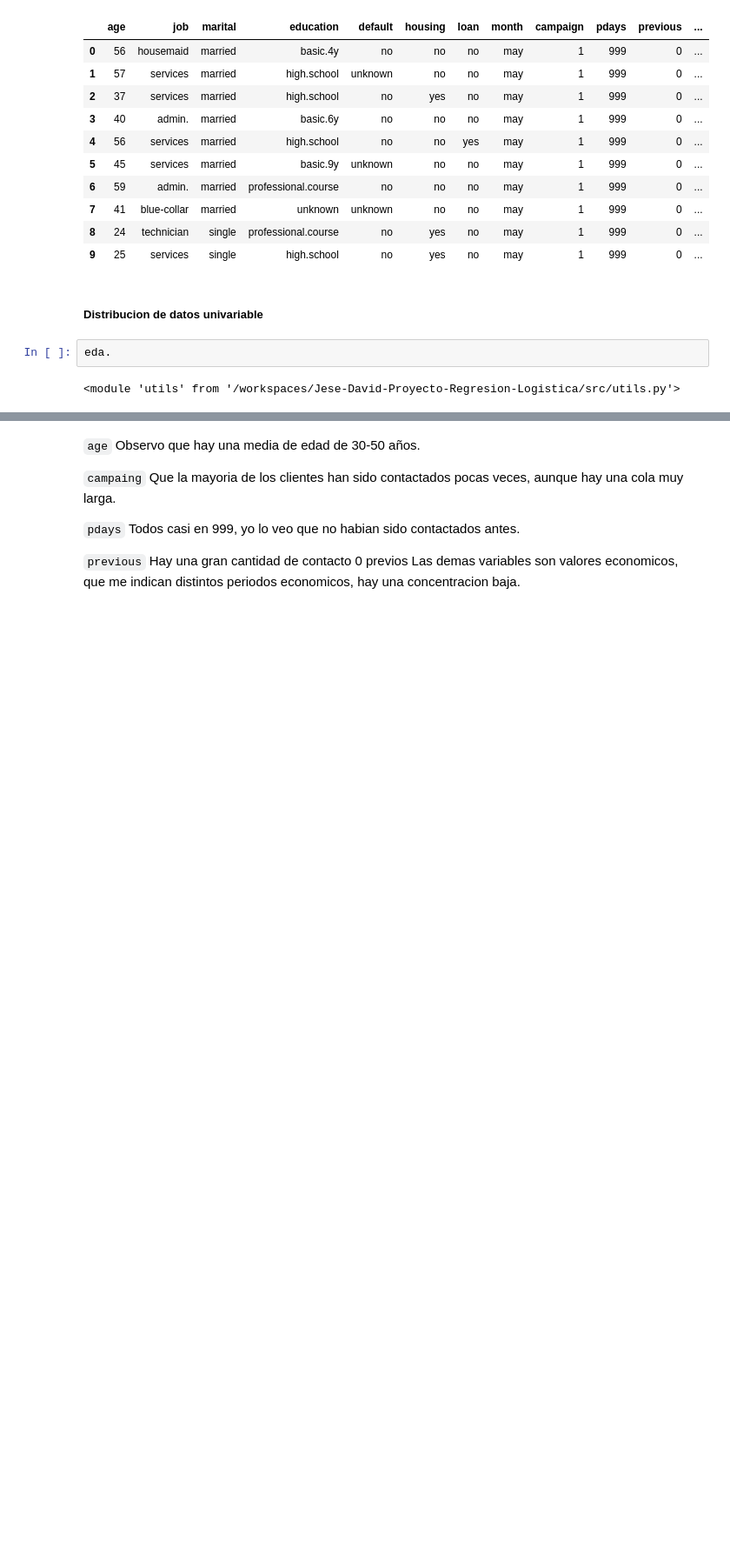
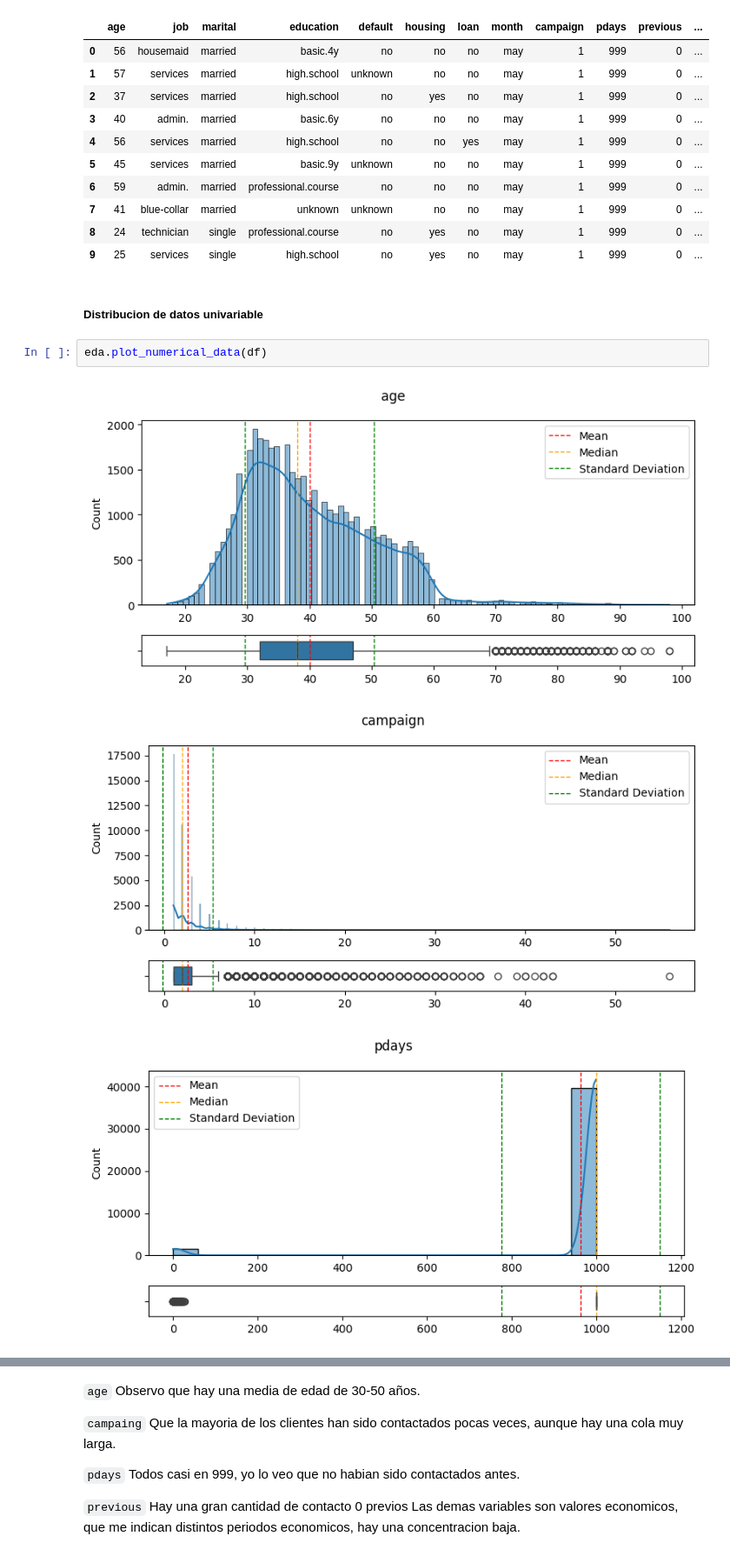
Before and after one commit to 4GeeksAcademy/Jese-David-Proyecto-Regresion-Logistica, a Jupyter notebook: src/explore.ipynb, the cells around one changed output, grey strips where cells are left out. Shown at 87% size. Cells and saved outputs as stored; diff of their text form; blank space fills up the shorter version.

```diff
--- a/src/explore.ipynb
+++ b/src/explore.ipynb
@@ -134,6 +133,8 @@ df.head(10)
 # %% [markdown]
 ##### Distribucion de datos univariable
 # %%
-eda.
+eda.plot_numerical_data(df)
 # %% [output]
-<module 'utils' from '/workspaces/Jese-David-Proyecto-Regresion-Logistica/src/utils.py'>
+[figure, added]
+[figure, added]
+[figure, added]
```
Also changed, not shown: parts of 29 cells of this notebook, 1 other file.
